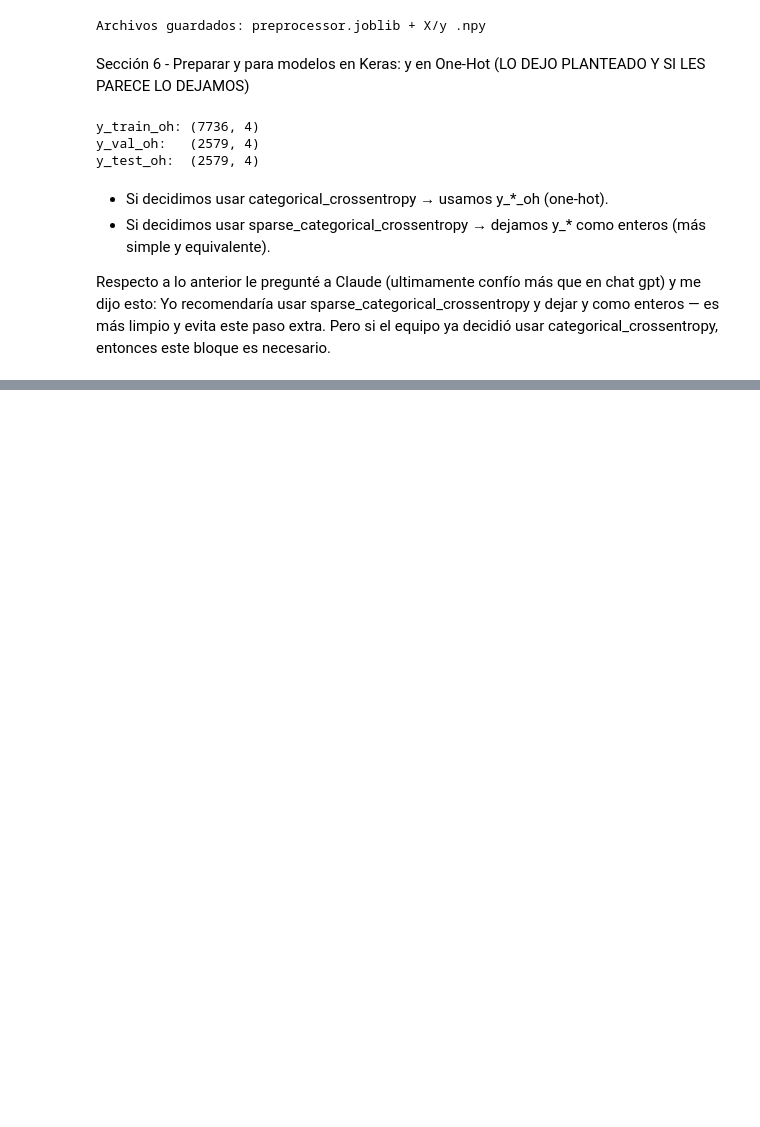
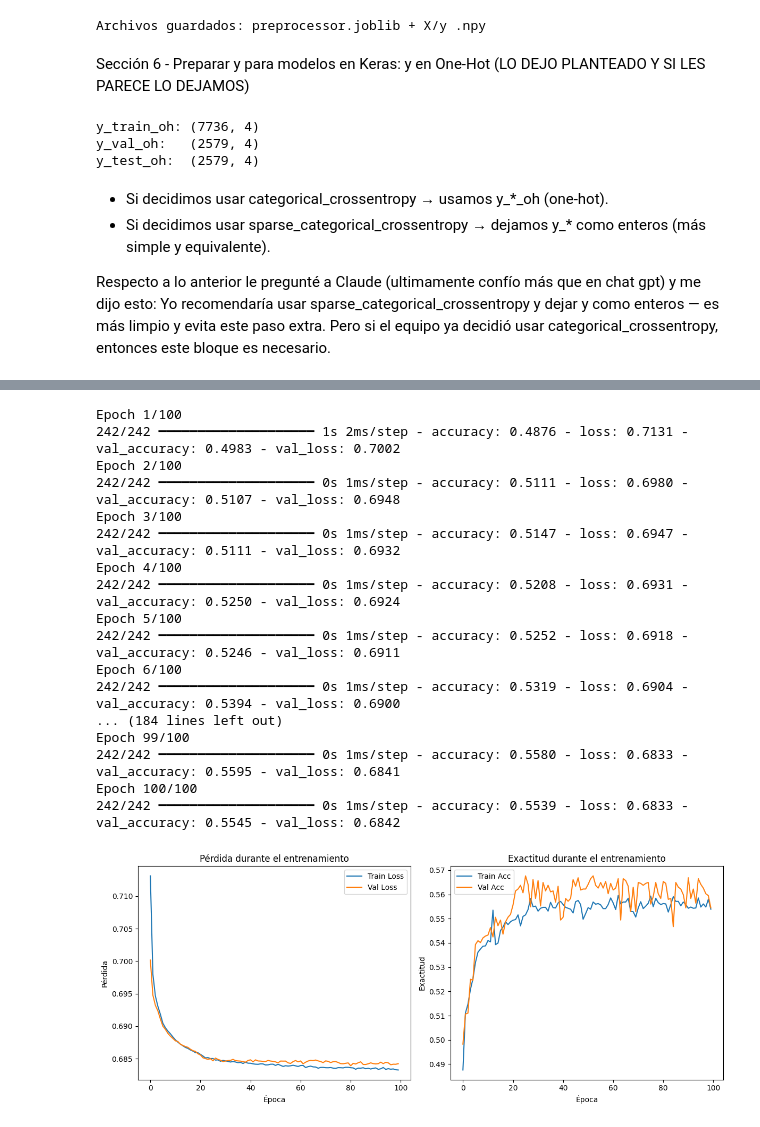
Before and after one commit to SebastianBravo/DL_Taller1, a Jupyter notebook: Taller1DL.ipynb, the cells around one changed output, grey strips where cells are left out. Drawn from its saved outputs; the diff is of its cells as text; code cells hidden in the pictures; blank space fills up the shorter version.

```diff
--- a/Taller1DL.ipynb
+++ b/Taller1DL.ipynb
@@ -441,0 +498,47 @@ Respecto a lo anterior le pregunté a Claude (ultimamente confío más que en ch
+# %%
+# Entrenamiento del modelo
+history = model_mlp_2.fit(
+    X_train_p, y_train,
+    validation_data=(X_val_p, y_val),
+    epochs=100,
+    batch_size=32,
+)
+
+# Graficar historial de entrenamiento (perdida y accuracy)
+plt.figure(figsize=(12,5))
+plt.subplot(1,2,1)
+plt.plot(history.history["loss"], label="Train Loss")
+plt.plot(history.history["val_loss"], label="Val Loss")
+plt.title("Pérdida durante el entrenamiento")
+plt.xlabel("Época")
+plt.ylabel("Pérdida")
+plt.legend()
+
+plt.subplot(1,2,2)
+plt.plot(history.history["accuracy"], label="Train Acc")
+plt.plot(history.history["val_accuracy"], label="Val Acc")
+plt.title("Exactitud durante el entrenamiento")
+plt.xlabel("Época")
+plt.ylabel("Exactitud")
+plt.legend()
+plt.tight_layout()
+plt.show()
+# %% [output]
+Epoch 1/100
+242/242 ━━━━━━━━━━━━━━━━━━━━ 1s 2ms/step - accuracy: 0.4876 - loss: 0.7131 - val_accuracy: 0.4983 - val_loss: 0.7002
+Epoch 2/100
+242/242 ━━━━━━━━━━━━━━━━━━━━ 0s 1ms/step - accuracy: 0.5111 - loss: 0.6980 - val_accuracy: 0.5107 - val_loss: 0.6948
+Epoch 3/100
+242/242 ━━━━━━━━━━━━━━━━━━━━ 0s 1ms/step - accuracy: 0.5147 - loss: 0.6947 - val_accuracy: 0.5111 - val_loss: 0.6932
+Epoch 4/100
+242/242 ━━━━━━━━━━━━━━━━━━━━ 0s 1ms/step - accuracy: 0.5208 - loss: 0.6931 - val_accuracy: 0.5250 - val_loss: 0.6924
+Epoch 5/100
+242/242 ━━━━━━━━━━━━━━━━━━━━ 0s 1ms/step - accuracy: 0.5252 - loss: 0.6918 - val_accuracy: 0.5246 - val_loss: 0.6911
+Epoch 6/100
+242/242 ━━━━━━━━━━━━━━━━━━━━ 0s 1ms/step - accuracy: 0.5319 - loss: 0.6904 - val_accuracy: 0.5394 - val_loss: 0.6900
+... (184 lines left out)
+Epoch 99/100
+242/242 ━━━━━━━━━━━━━━━━━━━━ 0s 1ms/step - accuracy: 0.5580 - loss: 0.6833 - val_accuracy: 0.5595 - val_loss: 0.6841
+Epoch 100/100
+242/242 ━━━━━━━━━━━━━━━━━━━━ 0s 1ms/step - accuracy: 0.5539 - loss: 0.6833 - val_accuracy: 0.5545 - val_loss: 0.6842
+[figure, added]
```
Also changed, not shown: parts of 5 cells of this notebook, 7 other files.
